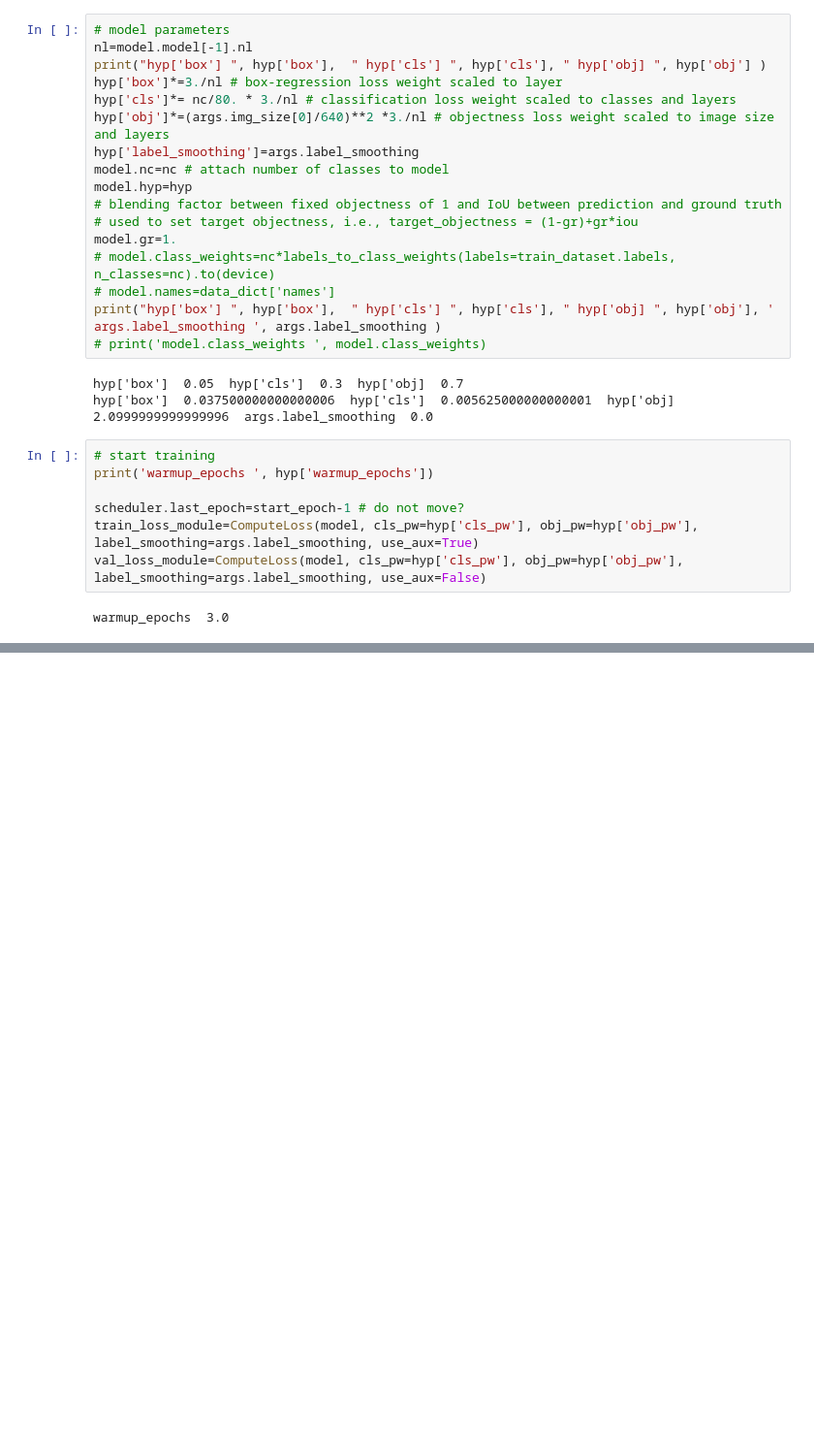
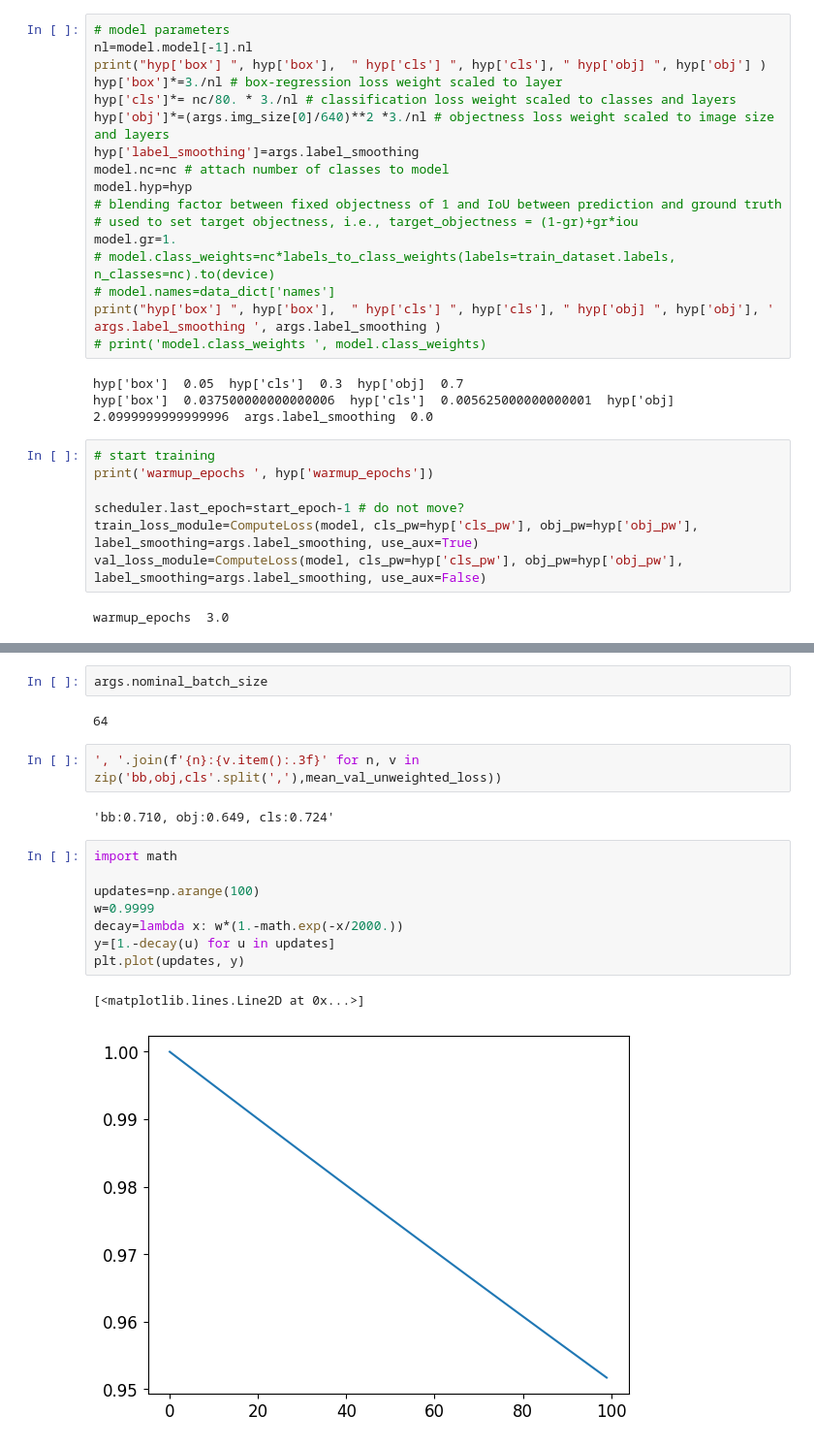
Before and after one commit to s-reaungamornrat/video_processing, a Jupyter notebook: yolov7/notebook/TrainingPennFandu.ipynb, the cells around one changed output, grey strips where cells are left out. Shown at 97% size. Drawn from its saved outputs; the diff is of its cells as text; blank space fills up the shorter version.

```diff
--- a/yolov7/notebook/TrainingPennFandu.ipynb
+++ b/yolov7/notebook/TrainingPennFandu.ipynb
@@ -219,0 +233,19 @@ Epoch 3: train-loss=0.576, val-loss=1.393, lr=(0.000, 0.000, 0.000)
+# %%
+args.nominal_batch_size
+# %% [output]
+64
+# %%
+', '.join(f'{n}:{v.item():.3f}' for n, v in zip('bb,obj,cls'.split(','),mean_val_unweighted_loss))
+# %% [output]
+'bb:0.710, obj:0.649, cls:0.724'
+# %%
+import math
+
+updates=np.arange(100)
+w=0.9999
+decay=lambda x: w*(1.-math.exp(-x/2000.))
+y=[1.-decay(u) for u in updates]
+plt.plot(updates, y)
+# %% [output]
+[<matplotlib.lines.Line2D at 0x...>]
+[figure, added]
```
Also changed, not shown: parts of 1 cell of this notebook, 5 other files.
